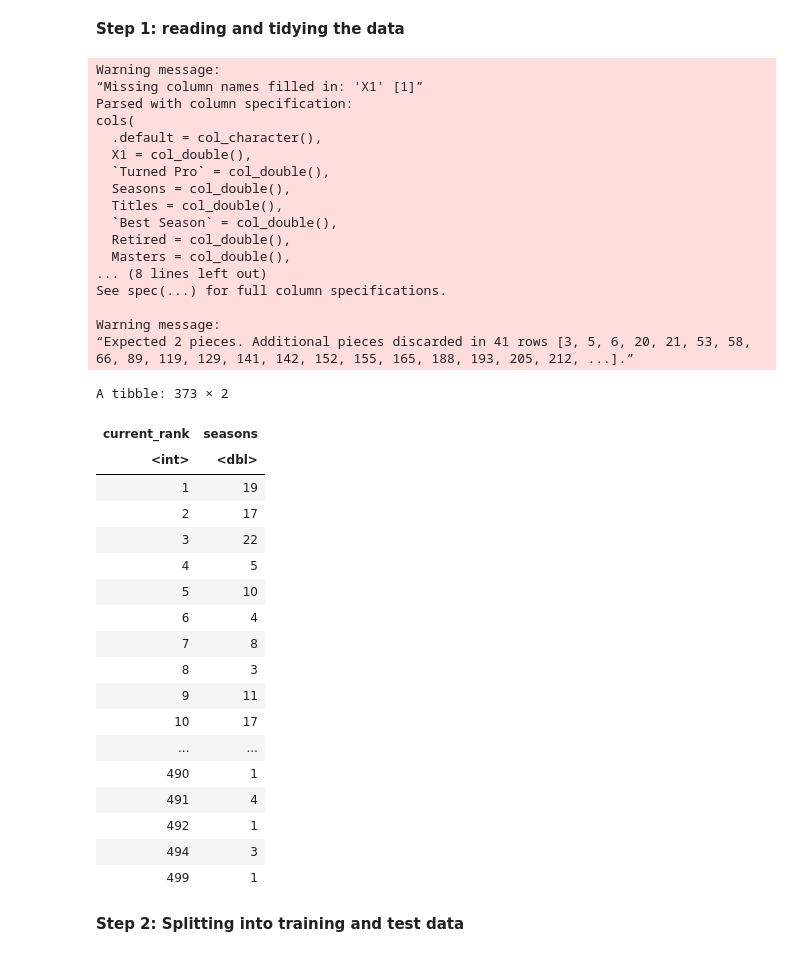
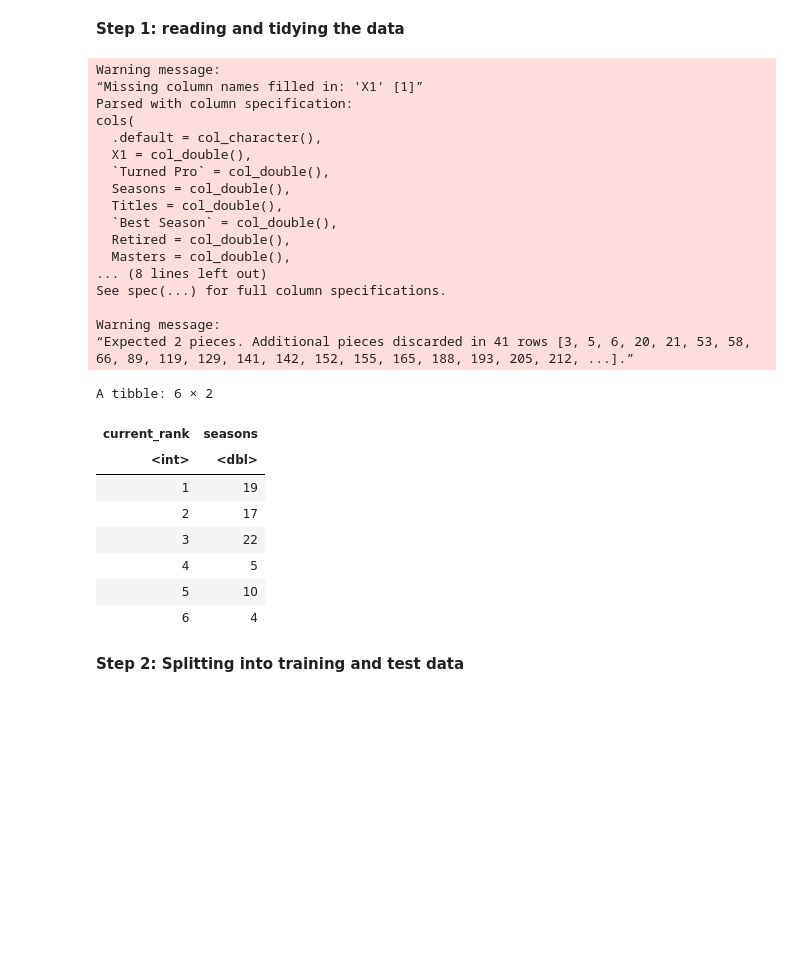
Before and after one commit to ZappyDoo/DSCIProject, a Jupyter notebook: final_project.ipynb, the cells around one changed output. Drawn from its saved outputs; the diff is of its cells as text; code cells hidden in the pictures; blank space fills up the shorter version.

```diff
--- a/final_project.ipynb
+++ b/final_project.ipynb
@@ -50,15 +50,20 @@ Warning message:
 # %% [markdown]
 **Step 1: reading and tidying the data**
 # %%
+#loading dataset
 players_url <- "https://drive.google.com/uc?export=download&id=1_MECmUXZuuILYeEOfonSGqodW6qVdhsS"
 player_stats <- read_csv(players_url)
 
+#tidying column names
 names(player_stats) <- gsub(" ", "_", names(player_stats)) %>%
                         tolower()
+
+#tidying "active" column
 player_stats$active[is.na(player_stats$active)] <- "No"
 
 tidy_player_stats <- player_stats %>%
 
+    #separating columns with multiple variables
         separate(age, sep = " ", into = c("age", "birthdate"), convert = TRUE) %>%
 
         separate(current_rank, sep = " ", into = c("current_rank", "current_rating"), convert = TRUE) %>%
@@ -73,6 +78,7 @@ tidy_player_stats <- player_stats %>%
 
         separate(goat_rank, sep = " ", into = c("goat_rank", "goat_rating"), convert = TRUE) %>%
 
+    #further tidying (e.g. removing brackets, changing data type)
         mutate(current_rating = parse_number(current_rating),
                 best_rank_date = str_replace(best_rank_date, "[(]", ""), best_rank_date = str_replace(best_rank_date, "[)]", ""), best_rank_date = as.Date(best_rank_date, format = '%d-%m-%Y'),
                 height_cm = parse_number(height), weight_kg = parse_number(weight), prize_money = parse_number(prize_money),
@@ -83,49 +89,40 @@ tidy_player_stats <- player_stats %>%
                 goat_rating = parse_number(goat_rating),
                 active = as.factor(active)) %>%
 
+    #selecting columns to plot
         select(current_rank, seasons) %>%
 
         arrange(current_rank) %>%
         filter(!is.na(current_rank) & !is.na(seasons))
 
-tidy_player_stats
+head(tidy_player_stats)
 # %% [output]
 Warning message:
 “Missing column names filled in: 'X1' [1]”
 Parsed with column specification:
 cols(
   .default = col_character(),
   X1 = col_double(),
   `Turned Pro` = col_double(),
   Seasons = col_double(),
   Titles = col_double(),
   `Best Season` = col_double(),
   Retired = col_double(),
   Masters = col_double(),
 ... (8 lines left out)
 See spec(...) for full column specifications.
 
 Warning message:
 “Expected 2 pieces. Additional pieces discarded in 41 rows [3, 5, 6, 20, 21, 53, 58, 66, 89, 119, 129, 141, 142, 152, 155, 165, 188, 193, 205, 212, ...].”
-A tibble: 373 × 2
+A tibble: 6 × 2
 | current_rank | seasons |
 | <int> | <dbl> |
 | 1 | 19 |
 | 2 | 17 |
 | 3 | 22 |
 | 4 | 5 |
 | 5 | 10 |
 | 6 | 4 |
-| 7 | 8 |
-| 8 | 3 |
-| 9 | 11 |
-| 10 | 17 |
-| ... | ... |
-| 490 | 1 |
-| 491 | 4 |
-| 492 | 1 |
-| 494 | 3 |
-| 499 | 1 |
 # %% [markdown]
 **Step 2: Splitting into training and test data**
 # %%
```
Also changed, not shown: parts of 7 cells of this notebook.
